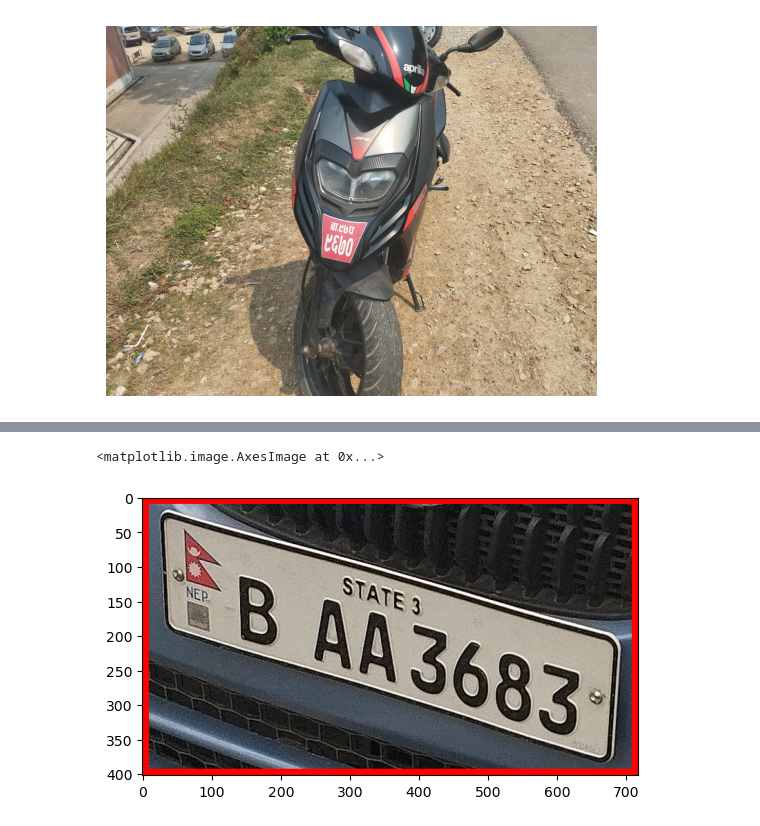
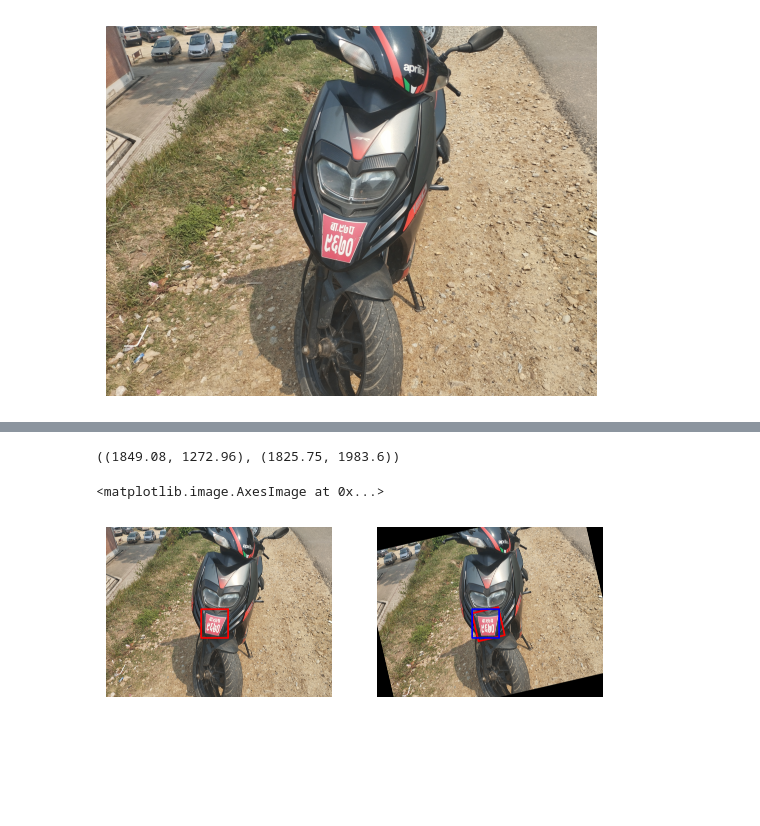
Before and after one commit to mukulboro/parking-system-utils, a Jupyter notebook: augment.ipynb, the cells around one changed output, grey strips where cells are left out. Saved outputs shown, nothing was run; the diff lists cells and outputs as text; code cells hidden in the pictures; blank space fills up the shorter version.

```diff
--- a/augment.ipynb
+++ b/augment.ipynb
@@ -75,15 +88,20 @@ plt.show()
-# %%
-obj = filtred[2]
-
-check_img = cv.imread(f"{Emb_Dir}/{obj['img_name']}")
-check_img = cv.cvtColor(check_img, cv.COLOR_BGR2RGB)
-a = obj['annotations'][0]
-x1, y1 = int(a["x_max"]), int(a["y_max"])
-x2, y2 = int(a["x_min"]), int(a["y_min"])
-bb_h, bb_w = int(a["bb_h"]), int(a["bb_w"])
-cv.rectangle(check_img, (x1,y1), (x2,y2), (255,0,0), 18)
-crop = check_img[y1:y1+bb_h, x1:x1+bb_w]
-plt.imshow(crop)
-# %% [output]
-<matplotlib.image.AxesImage at 0x...>
-[figure, removed]
+# %%
+x1, x2 = [1719, 2205]
+y1, y2 = [1485, 2004]
+
+r_img= rotate(img)
+
+plt.subplot(1,2,1)
+cv.rectangle(img, (x1, y1), (x2,y2), (255,0,0), 30)
+plt.imshow(img)
+plt.axis(False)
+
+plt.subplot(1,2,2)
+cv.rectangle(r_img, (x1, y1), (x2,y2), (0,0,255), 30)
+
+plt.axis(False)
+plt.imshow(r_img)
+# %% [output]
+((1849.08, 1272.96), (1825.75, 1983.6))
+<matplotlib.image.AxesImage at 0x...>
+[figure, added]
```
Also changed, not shown: parts of 1 cell of this notebook, 6 other files.
